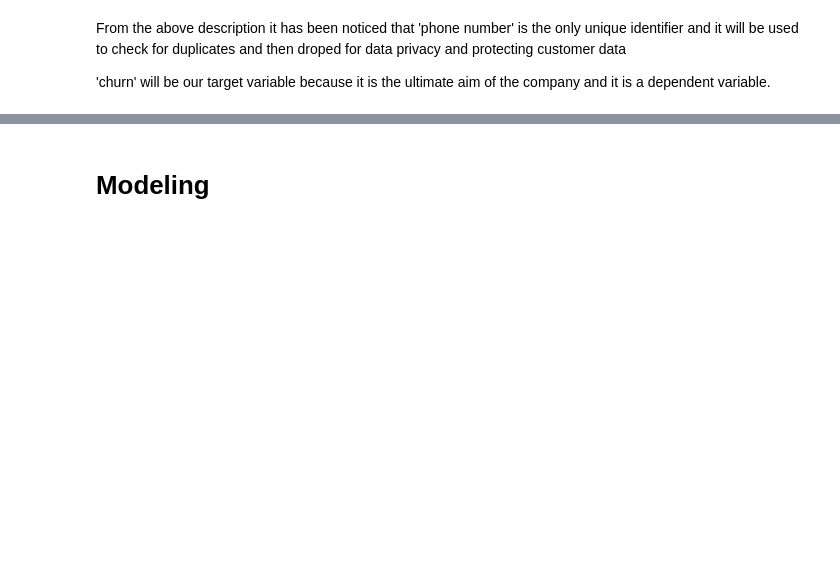
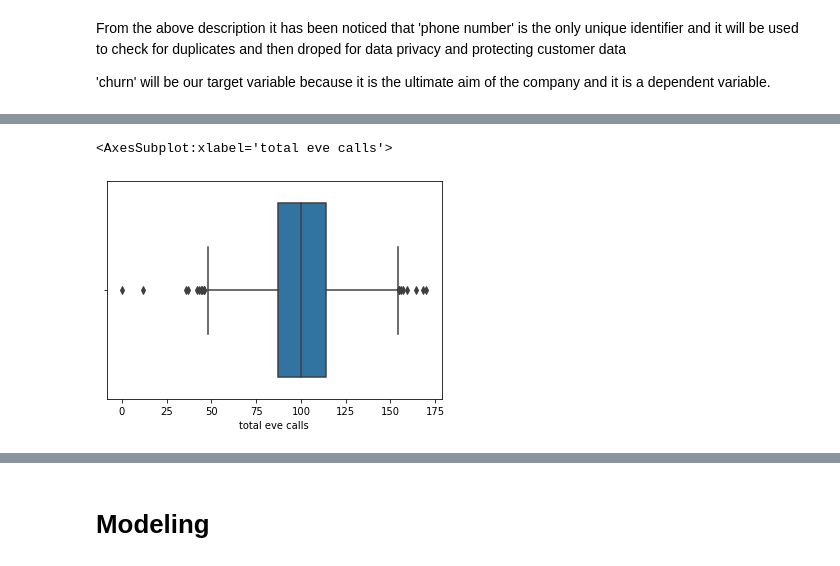
Before and after one commit to williamm243/customer_retention, a Jupyter notebook: customer.ipynb, the cells around one changed output, grey strips where cells are left out. Cells and saved outputs as stored; diff of their text form; code cells hidden in the pictures; blank space fills up the shorter version.

```diff
--- a/customer.ipynb
+++ b/customer.ipynb
@@ -100,0 +172,5 @@ From the above description it has been noticed that 'phone number' is the only u
+# %%
+sns.boxplot(churn_data["total eve calls"])
+# %% [output]
+<AxesSubplot:xlabel='total eve calls'>
+[figure, added]
```
Also changed, not shown: parts of 46 cells of this notebook.
